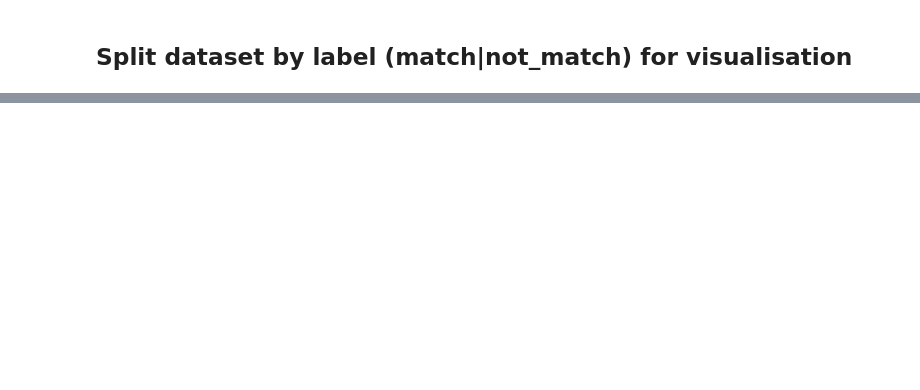
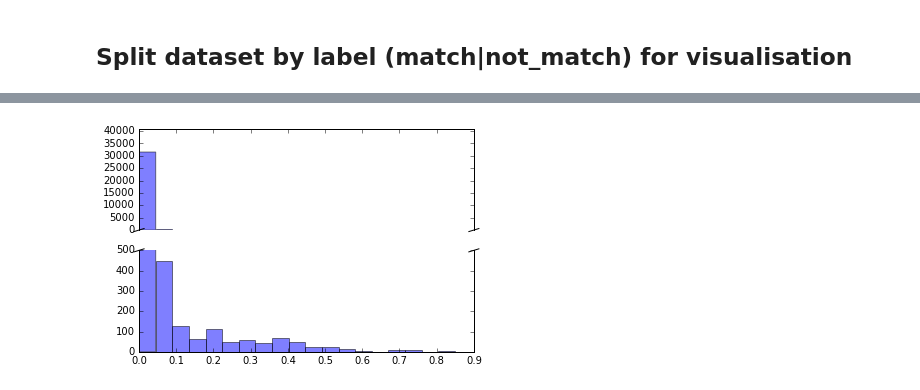
Before and after one commit to isendel/wd_matcher, a Jupyter notebook: wd_matcher/Weighted Word Document matching.ipynb, the cells around one changed output, grey strips where cells are left out. Cells and saved outputs as stored; diff of their text form; code cells hidden in the pictures; blank space fills up the shorter version.

```diff
--- a/wd_matcher/Weighted Word Document matching.ipynb
+++ b/wd_matcher/Weighted Word Document matching.ipynb
@@ -74,0 +34,24 @@ print(sum(dataset_not_matched[features].mean()))
+# %%
+def broken_plot(dataset, column, axis0_limits, axis1_limits, num_bins):
+    f, axis = plt.subplots(2, 1, sharex=True)
+    axis[0].hist(dataset[[column]].values, num_bins, alpha=0.5)
+    axis[1].hist(dataset[[column]].values, num_bins, alpha=0.5)
+    axis[0].set_ylim(axis0_limits[0], axis0_limits[1])
+    axis[1].set_ylim(axis1_limits[0], axis1_limits[1])
+
+    axis[0].spines['bottom'].set_visible(False)
+    axis[1].spines['top'].set_visible(False)
+    axis[0].xaxis.tick_top()
+    axis[0].tick_params(labeltop='off')
+    axis[1].xaxis.tick_bottom()
+    d = .015
+    kwargs = dict(transform=axis[0].transAxes, color='k', clip_on=False)
+    axis[0].plot((-d,+d),(-d,+d), **kwargs)
+    axis[0].plot((1-d,1+d),(-d,+d), **kwargs)
+    kwargs.update(transform=axis[1].transAxes)
+    axis[1].plot((-d,+d),(1-d,1+d), **kwargs)
+    axis[1].plot((1-d,1+d),(1-d,1+d), **kwargs)
+# %%
+broken_plot(dataset, 'title', (20, 41000), (0, 500), 20)
+# %% [output]
+[figure, added]
```
Also changed, not shown: parts of 24 cells of this notebook, 3 other files.
